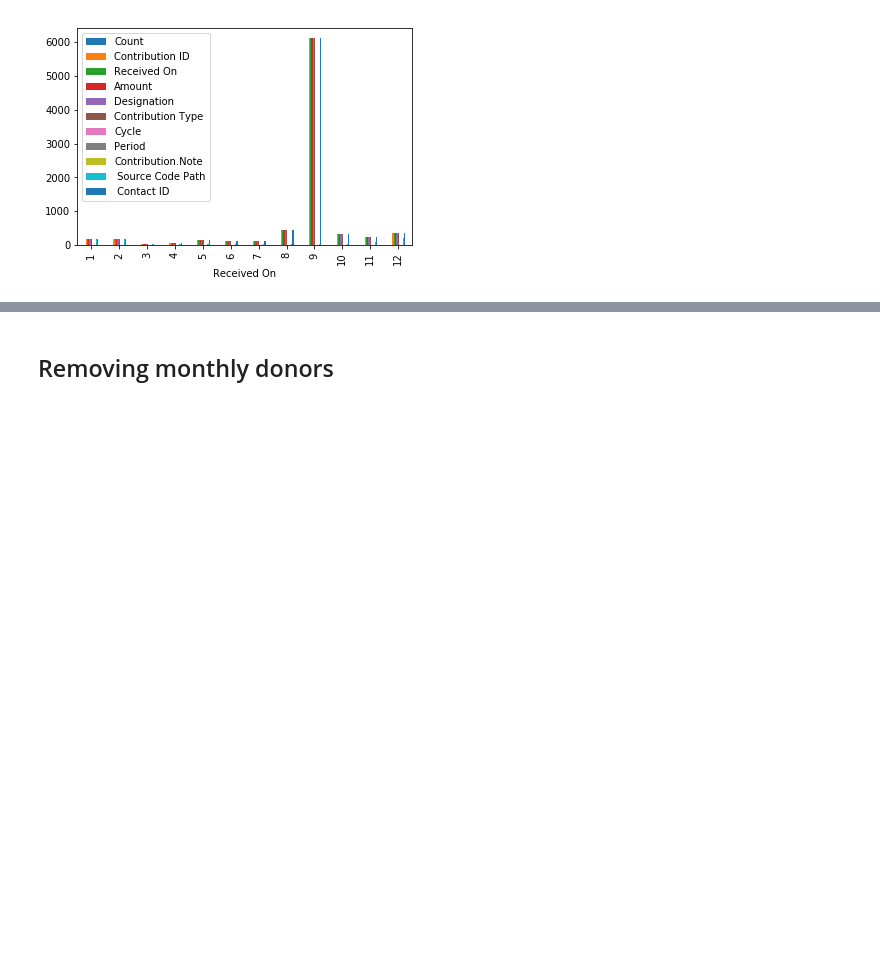
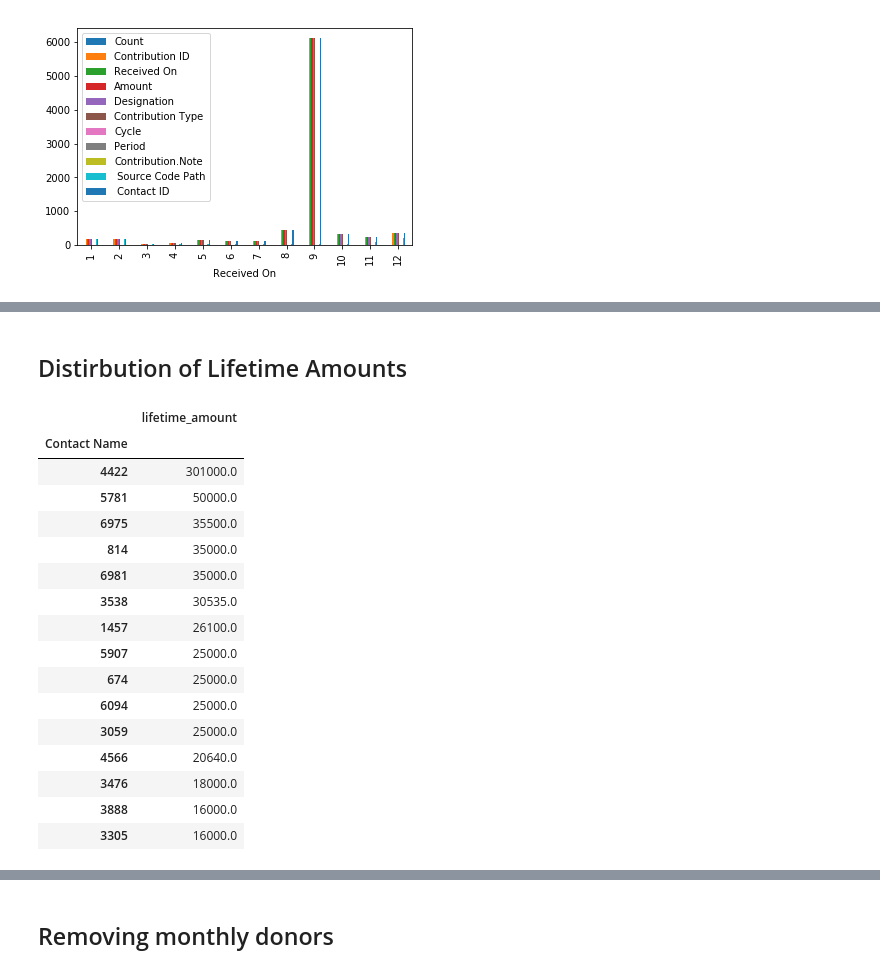
Before and after one commit to thebbennett/data-science-for-nonprofits, a Jupyter notebook: Historical Donor Data Analysis.ipynb, the cells around one changed output, grey strips where cells are left out. Saved outputs shown, nothing was run; the diff lists cells and outputs as text; code cells hidden in the pictures; blank space fills up the shorter version.

```diff
--- a/Historical Donor Data Analysis.ipynb
+++ b/Historical Donor Data Analysis.ipynb
@@ -143,3 +165,27 @@ c3_clean.groupby(c3_clean["Received On"].dt.month).count().plot(kind="bar")
+# %% [markdown]
+## Distirbution of Lifetime Amounts
+# %%
+donors_by_lifetime = c3_clean.groupby([' Contact Name'])['Amount'].sum().sort_values(ascending = False).to_frame()
+donors_by_lifetime.columns = ['lifetime_amount']
+donors_by_lifetime.head(15)
+# %% [output]
+|  | lifetime_amount |
+| Contact Name |  |
+| 4422 | 301000.0 |
+| 5781 | 50000.0 |
+| 6975 | 35500.0 |
+| 814 | 35000.0 |
+| 6981 | 35000.0 |
+| 3538 | 30535.0 |
+| 1457 | 26100.0 |
+| 5907 | 25000.0 |
+| 674 | 25000.0 |
+| 6094 | 25000.0 |
+| 3059 | 25000.0 |
+| 4566 | 20640.0 |
+| 3476 | 18000.0 |
+| 3888 | 16000.0 |
+| 3305 | 16000.0 |
 # %%
 donors_100_1000 = donors_by_lifetime.loc[(donors_by_lifetime["lifetime_amount"] > 100) & (donors_by_lifetime["lifetime_amount"] <= 1000)]
 # %%
```
Also changed, not shown: parts of 50 cells of this notebook.
